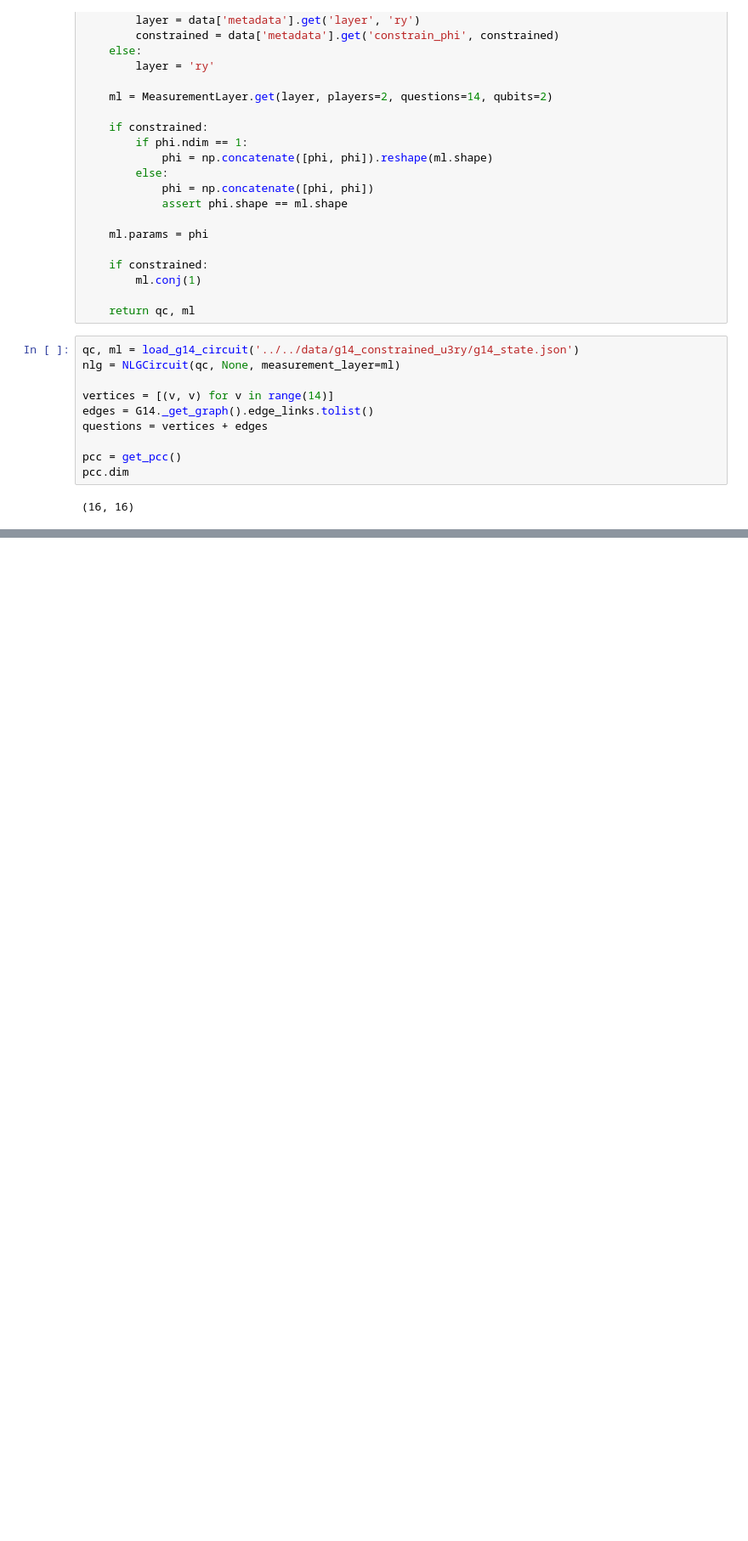
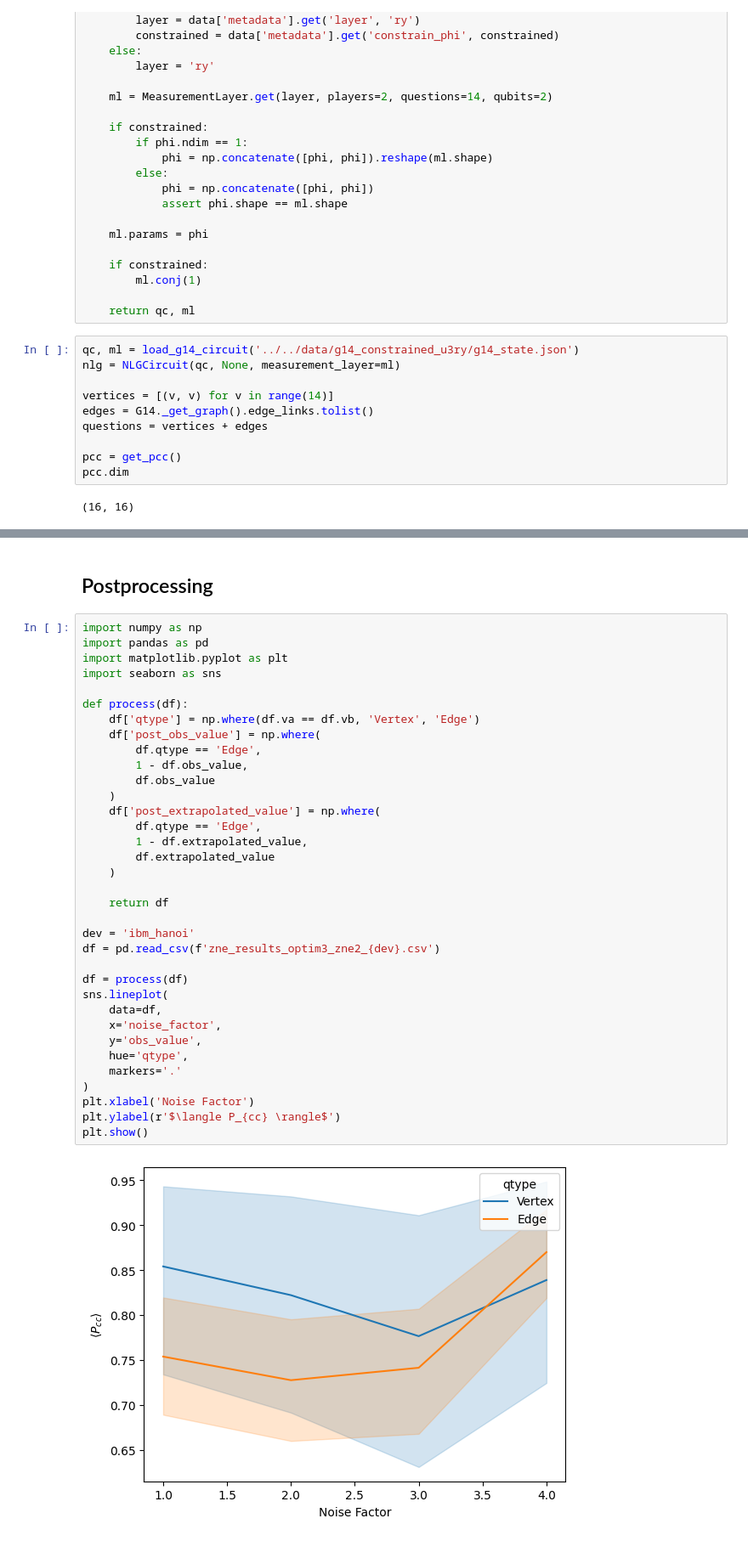
Before and after one commit to jfurches/nonlocalgames, a Jupyter notebook: examples/g14_on_ibm/zne.ipynb, the cells around one changed output, grey strips where cells are left out. Shown: that part at 85% size. Cells and saved outputs as stored; diff of their text form; blank space fills up the shorter version.

```diff
--- a/examples/g14_on_ibm/zne.ipynb
+++ b/examples/g14_on_ibm/zne.ipynb
@@ -161,0 +166,39 @@ df
+# %% [markdown]
+## Postprocessing
+# %%
+import numpy as np
+import pandas as pd
+import matplotlib.pyplot as plt
+import seaborn as sns
+
+def process(df):
+    df['qtype'] = np.where(df.va == df.vb, 'Vertex', 'Edge')
+    df['post_obs_value'] = np.where(
+        df.qtype == 'Edge',
+        1 - df.obs_value,
+        df.obs_value
+    )
+    df['post_extrapolated_value'] = np.where(
+        df.qtype == 'Edge',
+        1 - df.extrapolated_value,
+        df.extrapolated_value
+    )
+
+    return df
+
+dev = 'ibm_hanoi'
+df = pd.read_csv(f'zne_results_optim3_zne2_{dev}.csv')
+
+df = process(df)
+sns.lineplot(
+    data=df,
+    x='noise_factor',
+    y='obs_value',
+    hue='qtype',
+    markers='.'
+)
+plt.xlabel('Noise Factor')
+plt.ylabel(r'$\langle P_{cc} \rangle$')
+plt.show()
+# %% [output]
+[figure, added]
```
Also changed, not shown: parts of 7 cells of this notebook, 4 other files.
